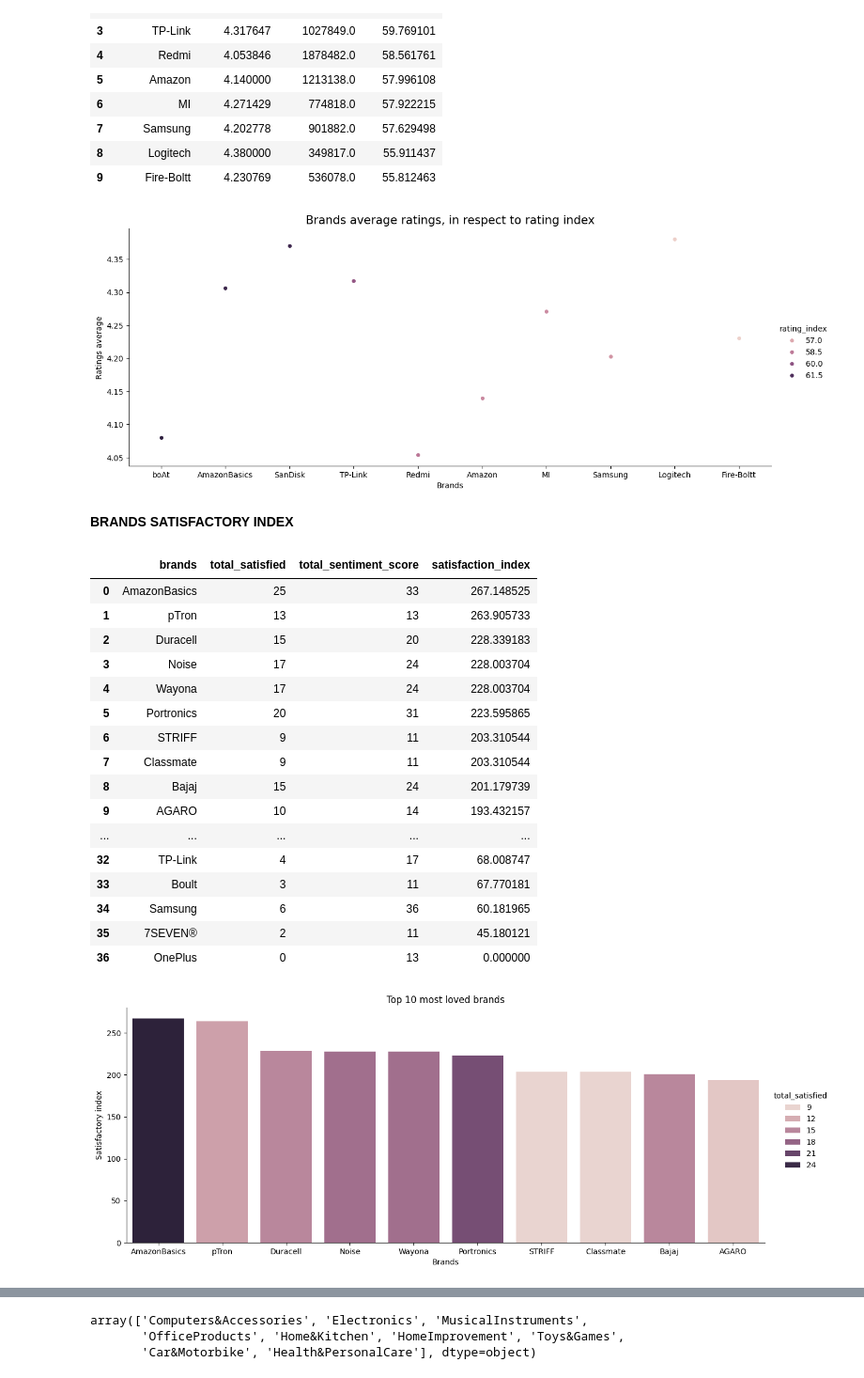
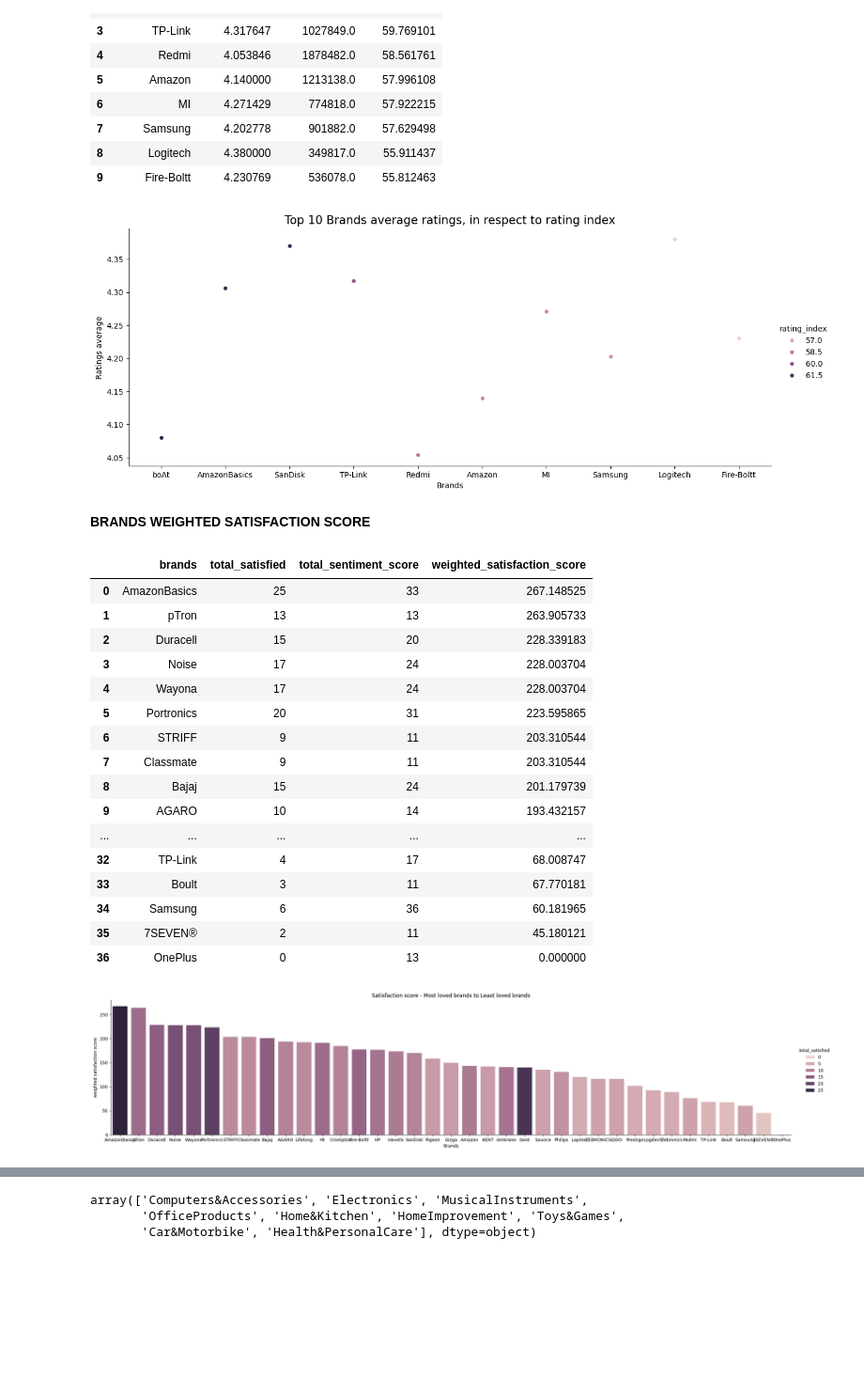
Before and after one commit to CKohwo/Ecommerce-strategy-blueprint, a Jupyter notebook: notebooks/03_exploratory_ data_analysis.ipynb, the cells around one changed output, grey strips where cells are left out. Shown at 94% size. Cells and saved outputs as stored; diff of their text form; code cells hidden in the pictures; blank space fills up the shorter version.

```diff
--- a/notebooks/03_exploratory_ data_analysis.ipynb
+++ b/notebooks/03_exploratory_ data_analysis.ipynb
@@ -160,9 +166,9 @@ brand_rating
 sns.catplot(y = "mean_rating", x = "brands", hue = "rating_index", data = brand_rating, aspect=2.5)
 plt.xlabel("Brands", fontsize = 10)
 plt.ylabel("Ratings average", fontsize = 10)
-plt.title("Brands average ratings, in respect to rating index", fontsize = 15)
+plt.title("Top 10 Brands average ratings, in respect to rating index", fontsize = 15)
 plt.show()
 # %% [output]
-[figure, old version]
+[figure, new version]
 # %%
 # Saving brands rating to a new csv file
@@ -170,5 +176,5 @@ df_3.to_csv("brand_rating.csv", index=False)
-# %% [markdown]
-**BRANDS SATISFACTORY INDEX**
+# %% [markdown]
+**BRANDS WEIGHTED SATISFACTION SCORE**
 # %%
 # Mapping sentiments to numerical representations
 mapping = {"satisfied": 1.0, "Mixed": 0, "dissatisfied": -1.0}
@@ -183,14 +189,14 @@ brand_sentiment = (df_3.groupby("brands")
 satisfied_percent = brand_sentiment["total_satisfied"] / brand_sentiment["total_sentiment_score"] * 100
 
 # Final Satisfaction Scoring metric for brands
-brand_sentiment["satisfaction_index"] = satisfied_percent * np.log1p(brand_sentiment["total_sentiment_score"])
+brand_sentiment["weighted_satisfaction_score"] = satisfied_percent * np.log1p(brand_sentiment["total_sentiment_score"])
 
 # Top Brands with the most satisfied customer
-Top_satisfied_brands = brand_sentiment.sort_values("satisfaction_index", ascending=False).reset_index()
+Top_satisfied_brands = brand_sentiment.sort_values("weighted_satisfaction_score", ascending=False).reset_index()
 
 Top_satisfied_brands
 # %% [output]
-|  | brands | total_satisfied | total_sentiment_score | satisfaction_index |
+|  | brands | total_satisfied | total_sentiment_score | weighted_satisfaction_score |
 | 0 | AmazonBasics | 25 | 33 | 267.148525 |
 | 1 | pTron | 13 | 13 | 263.905733 |
 | 2 | Duracell | 15 | 20 | 228.339183 |
@@ -208,13 +214,13 @@ Top_satisfied_brands
 | 35 | 7SEVEN® | 2 | 11 | 45.180121 |
 | 36 | OnePlus | 0 | 13 | 0.000000 |
 # %%
-sns.catplot(x="brands", y="satisfaction_index", data = Top_satisfied_brands, hue = "total_satisfied", aspect = 2.5, kind = "bar")
+sns.catplot(x="brands", y="weighted_satisfaction_score", data = Top_satisfied_brands, hue = "total_satisfied", aspect = 4.5, kind = "bar")
 plt.ticklabel_format(style="plain", axis = "y")
 plt.xlabel("Brands")
-plt.ylabel("Satisfactory index")
-plt.title("Top 10 most loved brands")
+plt.ylabel("weighted satisfaction score")
+plt.title("Satisfaction score - Most loved brands to Least loved brands")
 plt.show()
 # %% [output]
-[figure, old version]
+[figure, new version]
 # %%
 # Saving Top satisifed brands to a new csv
```
Also changed, not shown: parts of 42 cells of this notebook.
